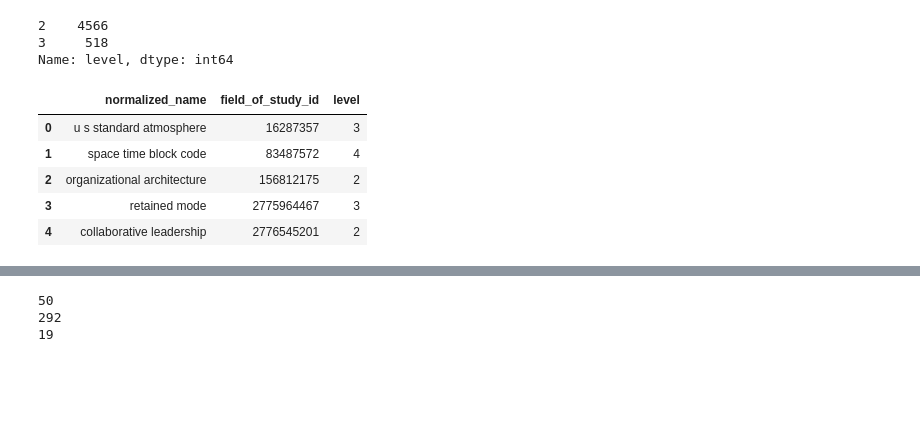
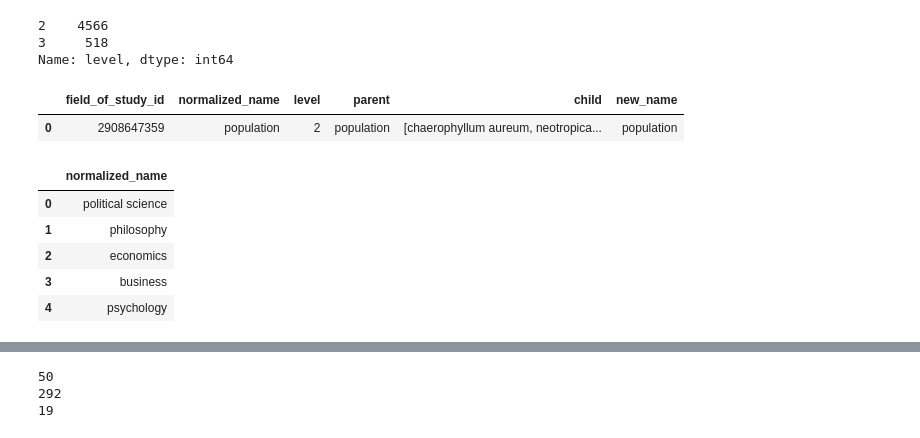
Before and after one commit to jpbarret13/MAG-model-code, a Jupyter notebook: ORPHANS/looking_into_orphans.ipynb, the cells around one changed output, grey strips where cells are left out. Drawn from its saved outputs; the diff is of its cells as text; code cells hidden in the pictures; blank space fills up the shorter version.

```diff
--- a/ORPHANS/looking_into_orphans.ipynb
+++ b/ORPHANS/looking_into_orphans.ipynb
@@ -101,12 +107,18 @@ orphan_df['level'].value_counts()
 2    4566
 3     518
 Name: level, dtype: int64
-# %%
-tags_df.head()
-# %% [output]
-|  | normalized_name | field_of_study_id | level |
-| 0 | u s standard atmosphere | 16287357 | 3 |
-| 1 | space time block code | 83487572 | 4 |
-| 2 | organizational architecture | 156812175 | 2 |
-| 3 | retained mode | 2775964467 | 3 |
-| 4 | collaborative leadership | 2776545201 | 2 |
+# %%
+orphan_df.head(1)
+# %% [output]
+|  | field_of_study_id | normalized_name | level | parent | child | new_name |
+| 0 | 2908647359 | population | 2 | population | [chaerophyllum aureum, neotropica... | population |
+# %%
+openalex_concepts = pd.read_csv("concepts_with_wiki.csv")[['normalized_name']]
+openalex_concepts.head(5)
+# %% [output]
+|  | normalized_name |
+| 0 | political science |
+| 1 | philosophy |
+| 2 | economics |
+| 3 | business |
+| 4 | psychology |
```
Also changed, not shown: parts of 10 cells of this notebook, 2 other files.
